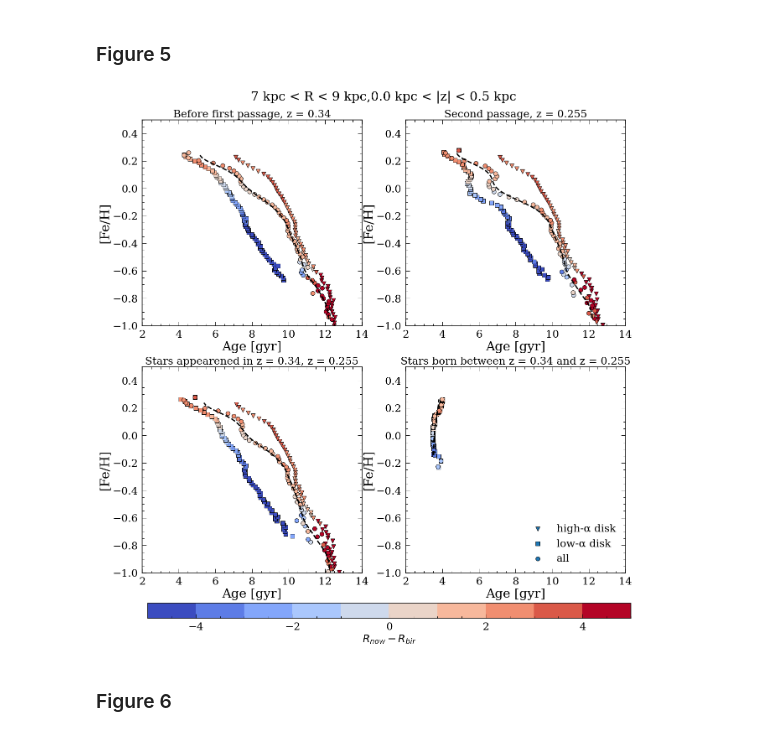
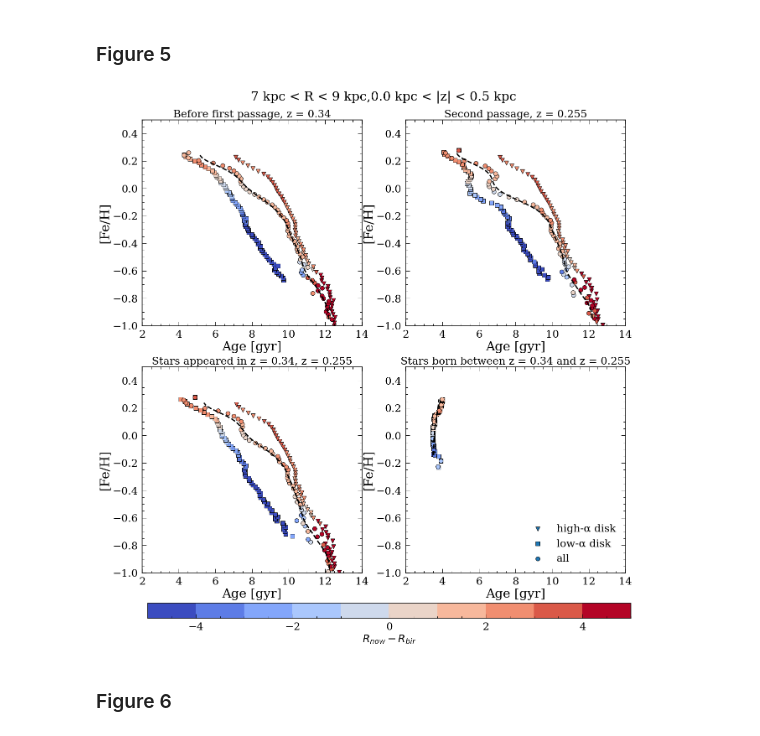
Before and after one commit to lyx12311/BuckSimulation, a Jupyter notebook: Figures/Figures.ipynb, the cells around one changed output. Cells and saved outputs as stored; diff of their text form; code cells hidden in the pictures.

```diff
--- a/Figures/Figures.ipynb
+++ b/Figures/Figures.ipynb
@@ -343,8 +343,10 @@ maxsk=1
 fig, axarr = plt.subplots(3,4,gridspec_kw={'hspace': 0, 'wspace': 0},
                           figsize=(25*4/2,24))
 
-ha=data.loc[data['ofe_scale']>0.05].reset_index(drop=True)
+#ha=data.loc[data['ofe_scale']>0.05].reset_index(drop=True)
+ha=data.loc[data['ofe_scale']>0.2].reset_index(drop=True)
 ha=ha.loc[ha['feh_scale']>-0.2].reset_index(drop=True)
+ha=ha.loc[ha['hi_low']==1].reset_index(drop=True)
 
 la=data.loc[data['ofe_scale']<0.05].reset_index(drop=True)
 
@@ -834,7 +836,7 @@ data_new=data.loc[~data['iords'].isin(oldstars['iords'])]
 # %%
 fig, axarr = plt.subplots(2,2,gridspec_kw={'hspace': 0.2, 'wspace': 0.2},
                           figsize=(20,25))
-
+lims=[-5,5]
 cmap = plt.cm.get_cmap('coolwarm',10)
 ####################### z=0.34 data #######################
 df_all=data_034.loc[abs(data_034['z_today'])>0]
@@ -995,7 +997,7 @@ im=axarr[1,0].scatter(meanage,meanfeh,c=meanjz,s=100,vmin=lims[0],vmax=lims[1],e
 axarr[1,0].set_xlim([2,14])
 axarr[1,0].set_ylim([-1,0.5])
 
-axarr[1,0].set_title('Stars appearened in z = 0.34, z = 0.255',fontsize=25)
+axarr[1,0].set_title('Stars appeared in z = 0.34, z = 0.255',fontsize=25)
 
 
 axarr[1,0].set_xlabel('Age [gyr]')
@@ -1040,34 +1042,34 @@ filterage=gaussian_filter(meanage[m2], sigma=3)
 
 axarr[1,1].plot(filterage,meanfeh[m2],'k--',linewidth=3)
 
 axarr[1,1].scatter(meanage_ha,meanfeh_ha,c=meanjz_ha,s=100,vmin=lims[0],vmax=lims[1],edgecolor='k',cmap=cmap,marker='v',label='high-α disk')
 axarr[1,1].scatter(meanage_la,meanfeh_la,c=meanjz_la,s=100,vmin=lims[0],vmax=lims[1],edgecolor='k',cmap=cmap,marker='s',label='low-α disk')
 im=plt.scatter(meanage,meanfeh,c=meanjz,s=100,vmin=lims[0],vmax=lims[1],edgecolor='k',cmap=cmap,label='all')
 
 
 axarr[1,1].set_xlim([2,14])
 axarr[1,1].set_ylim([-1,0.5])
 
 axarr[1,1].set_title('Stars born between z = 0.34 and z = 0.255',fontsize=25)
 
 
 axarr[1,1].set_xlabel('Age [gyr]')
 axarr[1,1].set_ylabel('[Fe/H]')
 axarr[1,1].legend(loc=4)
 ##### add color bar ####
 bottom, top = 0.2, 0.8
 left, right = 0.1, 0.9
 fig.subplots_adjust(top=top, bottom=bottom, left=left, right=right, hspace=0.15, wspace=0.25)
 cb_ax = fig.add_axes([0.109, 0.14, 0.8, 0.02])
 cbar = fig.colorbar(im, cax=cb_ax,orientation = 'horizontal')
 car = cbar.set_label('$R_{now}-R_{bir}$',fontsize = 25,labelpad = 5)
 
 fig.text(0.5, 0.83, '7 kpc < R < 9 kpc,0.0 kpc < |z| < 0.5 kpc',ha='center',
          va='center', rotation='horizontal',fontsize=30)
 
 plt.savefig('feage_merger.png')
 # %% [output]
-[figure, old version]
+[figure, new version]
 # %% [markdown]
 ### Figure 6
 # %%
```
Also changed, not shown: parts of 7 cells of this notebook.
